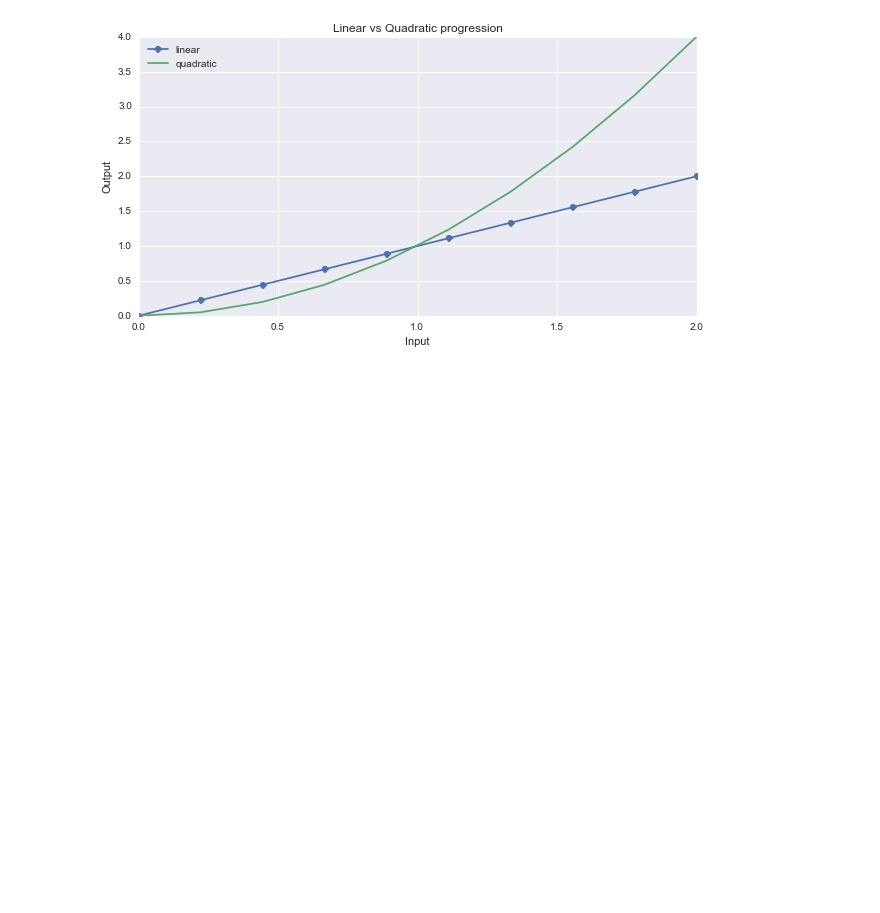
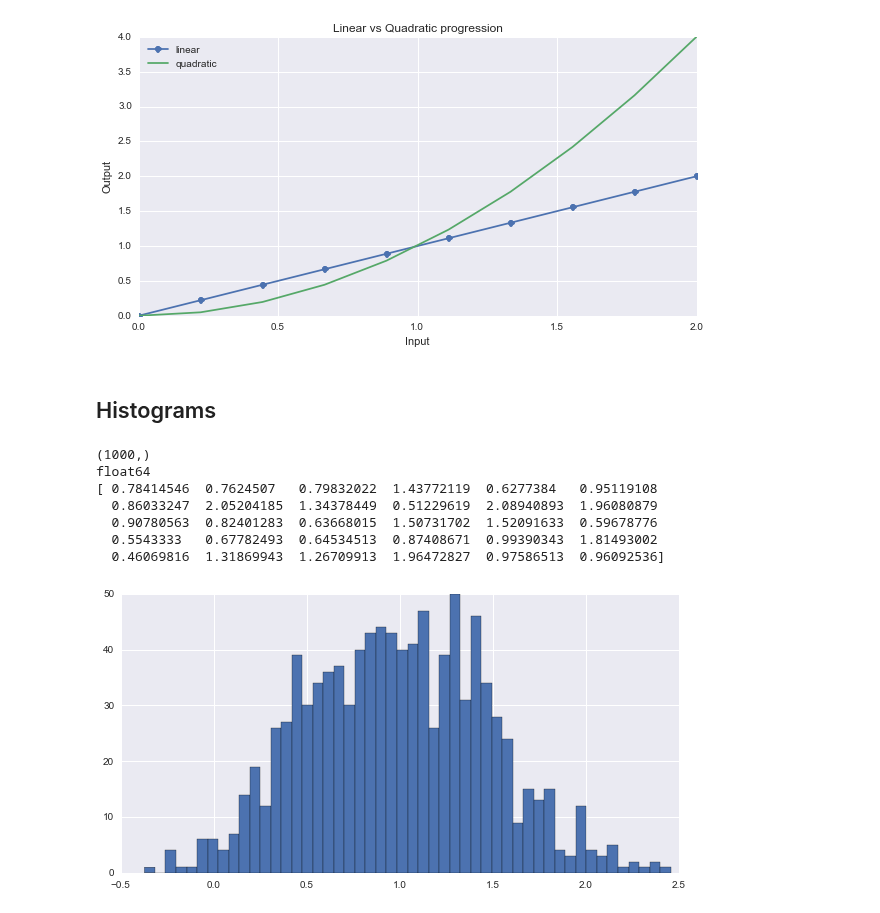
Before and after one commit to donnemartin/data-science-ipython-notebooks, a Jupyter notebook: matplotlib/matplotlib.ipynb, the cells around one changed output. Drawn from its saved outputs; the diff is of its cells as text; code cells hidden in the pictures; blank space fills up the shorter version.

Commit message:
Added histograms.

```diff
--- a/matplotlib/matplotlib.ipynb
+++ b/matplotlib/matplotlib.ipynb
@@ -235,3 +235,22 @@ plt.ylabel('Output');
 plt.show()
 # %% [output]
 [figure]
+# %% [markdown]
+## Histograms
+# %%
+# Gaussian, mean 1, stddev .5, 1000 elements
+samples = np.random.normal(loc=1.0, scale=0.5, size=1000)
+print(samples.shape)
+print(samples.dtype)
+print(samples[:30])
+plt.hist(samples, bins=50);
+plt.show()
+# %% [output]
+(1000,)
+float64
+[ 0.78414546  0.7624507   0.79832022  1.43772119  0.6277384   0.95119108
+  0.86033247  2.05204185  1.34378449  0.51229619  2.08940893  1.96080879
+  0.90780563  0.82401283  0.63668015  1.50731702  1.52091633  0.59678776
+  0.5543333   0.67782493  0.64534513  0.87408671  0.99390343  1.81493002
+  0.46069816  1.31869943  1.26709913  1.96472827  0.97586513  0.96092536]
+[figure, added]
```
